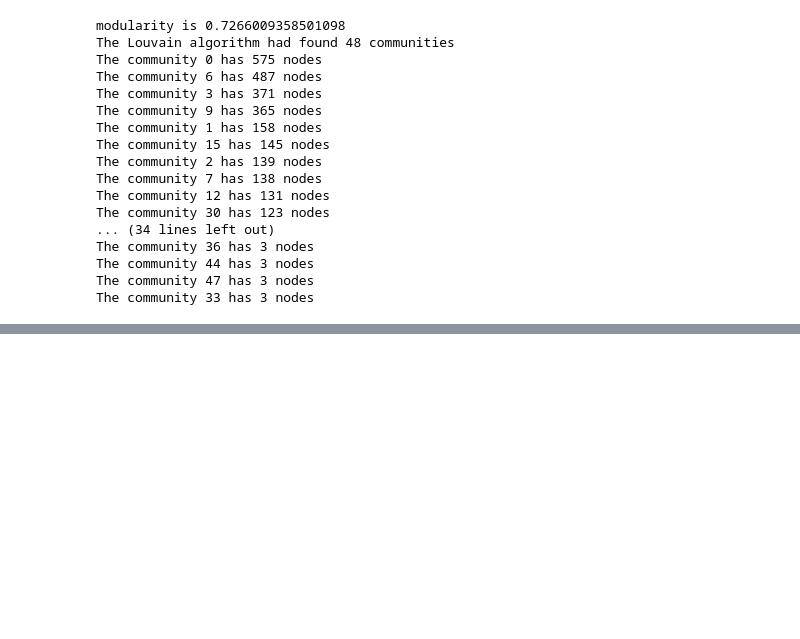
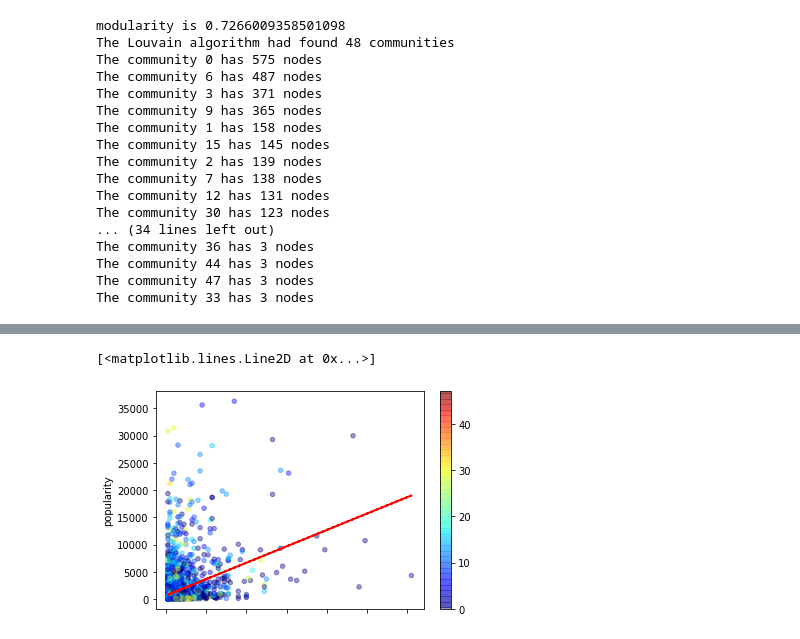
Before and after one commit to bakos97/Final-project-Social-Graphs, a Jupyter notebook: notebooks/Spotify_Network_(from_Collaboration).ipynb, the cells around one changed output, grey strips where cells are left out. Saved outputs shown, nothing was run; the diff lists cells and outputs as text; code cells hidden in the pictures; blank space fills up the shorter version.

Commit message:
Reformatted notebook + Added Network Analysis
Added some elaborate network analysis of the artist communities and compared it to the #nowplaying dataset to derive insights

```diff
--- a/notebooks/Spotify_Network_(from_Collaboration).ipynb
+++ b/notebooks/Spotify_Network_(from_Collaboration).ipynb
@@ -595,0 +623,14 @@ AdjustSpeedAndApplyForces step  took  1.89  seconds
+# %%
+# get the popularity of each artist from artist network
+popularity = Counter(x for xs in spotify_df.artistname for x in set(xs)) # original popularity
+popularity_dict = {}
+for artist in set(artists_graph.nodes):
+  popularity_dict[artist] = popularity[artist]
+# %%
+# get the degree of each artist in the network
+degree_dict = dict(artists_graph.degree)
+# %%
+# combine results into a dataframe for clear manipulation
+popularity_degree_df = pd.DataFrame(index=popularity_dict.keys(), columns=['popularity', 'degree', 'community'])
+for artist in popularity_dict:
+  popularity_degree_df.loc[artist, :] = [popularity_dict[artist], degree_dict[artist], communities[artist]]
@@ -595,0 +647,9 @@ AdjustSpeedAndApplyForces step  took  1.89  seconds
+# %%
+# scatterplot between popularity and degree
+popularity_degree_df.plot(kind='scatter', x='degree', y='popularity', alpha=0.4, c=popularity_degree_df['community'], cmap=plt.get_cmap('jet'), colorbar=True)
+# add line of best fit to plot
+gradient, intercept = np.polyfit(np.array(popularity_degree_df['degree'], dtype=float), np.array(popularity_degree_df['popularity'], dtype=float), 1)
+plt.plot(popularity_degree_df['degree'], gradient * popularity_degree_df['degree'] + intercept, color='red', linestyle='--', linewidth=2)
+# %% [output]
+[<matplotlib.lines.Line2D at 0x...>]
+[figure, added]
```
Also changed, not shown: parts of 25 cells of this notebook.
